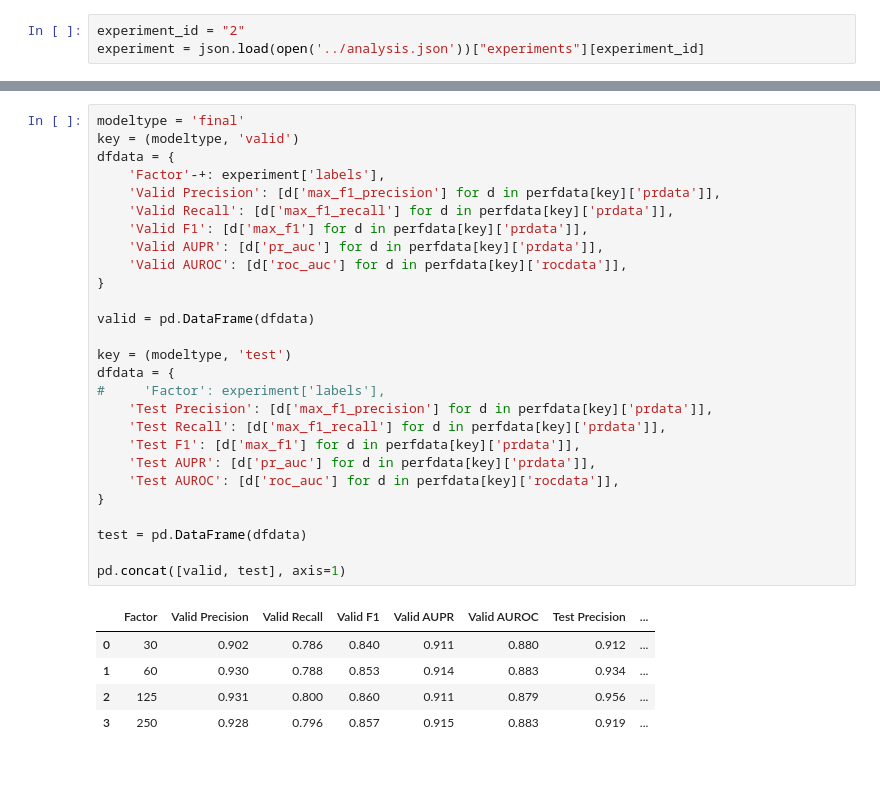
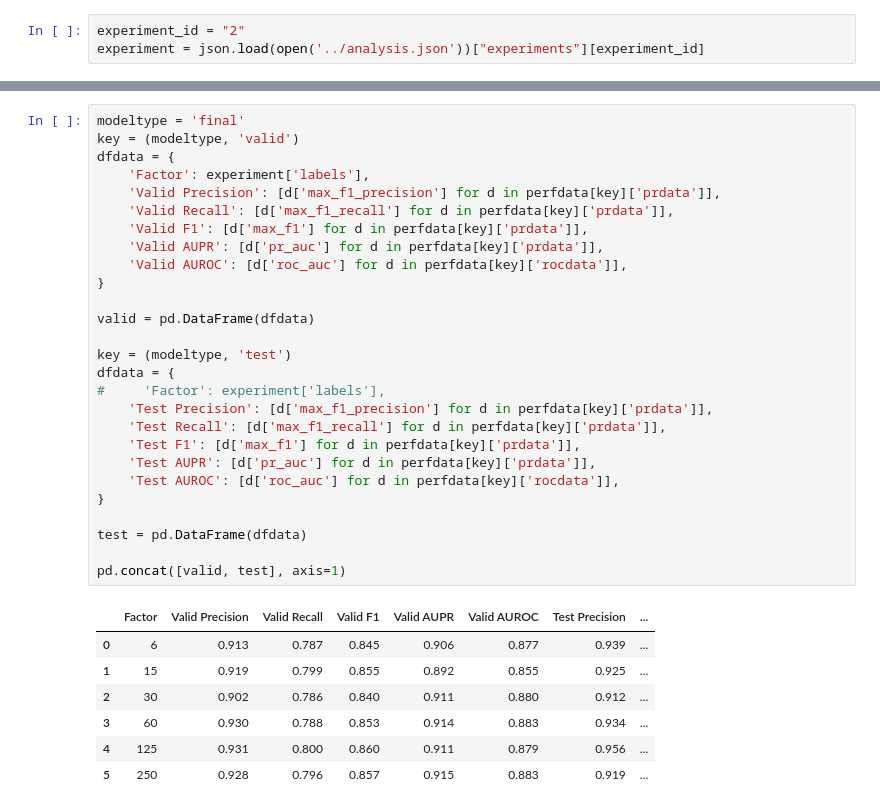
Before and after one commit to tatonetti-lab/onsides, a Jupyter notebook: notebooks/Experiment 2-Compare values for nwords.ipynb, the cells around one changed output, grey strips where cells are left out. Drawn from its saved outputs; the diff is of its cells as text; blank space fills up the shorter version.

```diff
--- a/notebooks/Experiment 2-Compare values for nwords.ipynb
+++ b/notebooks/Experiment 2-Compare values for nwords.ipynb
@@ -129,33 +131,35 @@ pd.concat([valid, test], axis=1)
 # %%
 modeltype = 'final'
 key = (modeltype, 'valid')
 dfdata = {
-    'Factor'-+: experiment['labels'],
+    'Factor': experiment['labels'],
     'Valid Precision': [d['max_f1_precision'] for d in perfdata[key]['prdata']],
     'Valid Recall': [d['max_f1_recall'] for d in perfdata[key]['prdata']],
     'Valid F1': [d['max_f1'] for d in perfdata[key]['prdata']],
     'Valid AUPR': [d['pr_auc'] for d in perfdata[key]['prdata']],
     'Valid AUROC': [d['roc_auc'] for d in perfdata[key]['rocdata']],
 }
 
 valid = pd.DataFrame(dfdata)
 
 key = (modeltype, 'test')
 dfdata = {
 #     'Factor': experiment['labels'],
     'Test Precision': [d['max_f1_precision'] for d in perfdata[key]['prdata']],
     'Test Recall': [d['max_f1_recall'] for d in perfdata[key]['prdata']],
     'Test F1': [d['max_f1'] for d in perfdata[key]['prdata']],
     'Test AUPR': [d['pr_auc'] for d in perfdata[key]['prdata']],
     'Test AUROC': [d['roc_auc'] for d in perfdata[key]['rocdata']],
 }
 
 test = pd.DataFrame(dfdata)
 
 pd.concat([valid, test], axis=1)
 # %% [output]
 |  | Factor | Valid Precision | Valid Recall | Valid F1 | Valid AUPR | Valid AUROC | Test Precision | ... |
-| 0 | 30 | 0.902 | 0.786 | 0.840 | 0.911 | 0.880 | 0.912 | ... |
-| 1 | 60 | 0.930 | 0.788 | 0.853 | 0.914 | 0.883 | 0.934 | ... |
-| 2 | 125 | 0.931 | 0.800 | 0.860 | 0.911 | 0.879 | 0.956 | ... |
-| 3 | 250 | 0.928 | 0.796 | 0.857 | 0.915 | 0.883 | 0.919 | ... |
+| 0 | 6 | 0.913 | 0.787 | 0.845 | 0.906 | 0.877 | 0.939 | ... |
+| 1 | 15 | 0.919 | 0.799 | 0.855 | 0.892 | 0.855 | 0.925 | ... |
+| 2 | 30 | 0.902 | 0.786 | 0.840 | 0.911 | 0.880 | 0.912 | ... |
+| 3 | 60 | 0.930 | 0.788 | 0.853 | 0.914 | 0.883 | 0.934 | ... |
+| 4 | 125 | 0.931 | 0.800 | 0.860 | 0.911 | 0.879 | 0.956 | ... |
+| 5 | 250 | 0.928 | 0.796 | 0.857 | 0.915 | 0.883 | 0.919 | ... |
```
Also changed, not shown: parts of 2 cells of this notebook, 9 other files.
